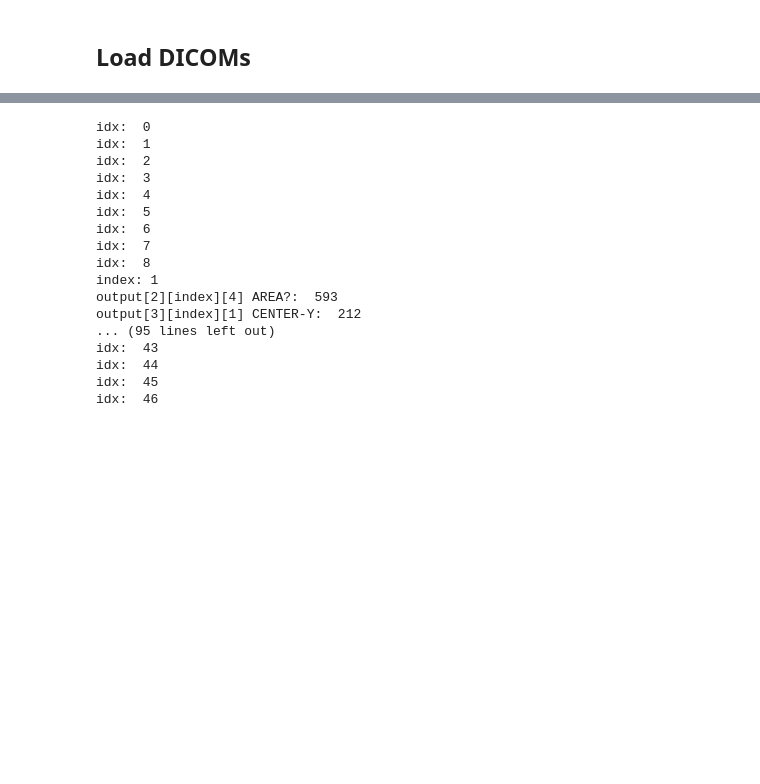
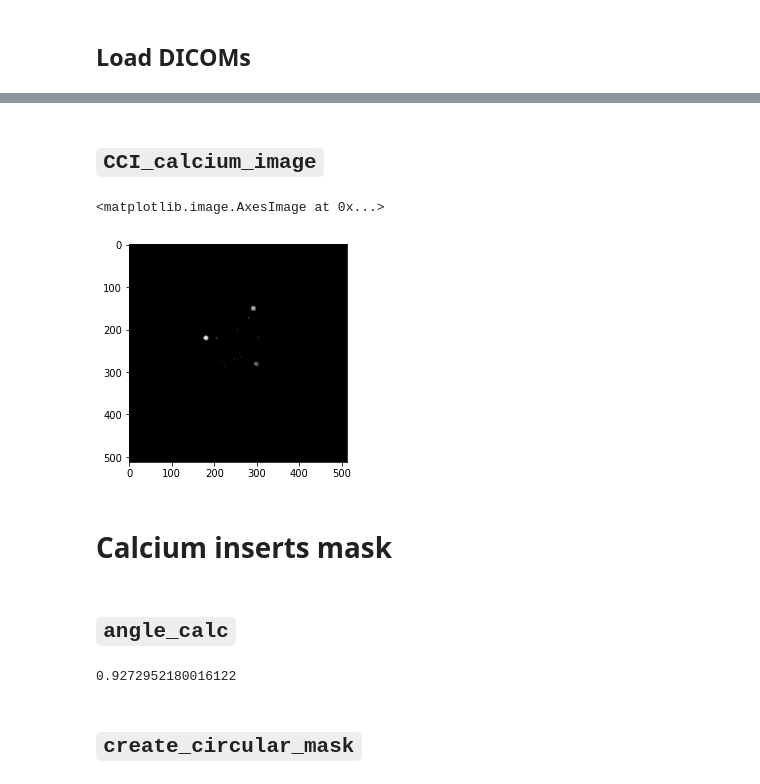
Before and after one commit to MolloiLab/CAC-stanford-data, a Jupyter notebook: python/segmentation/segmentation.ipynb, the cells around one changed output, grey strips where cells are left out. Saved outputs shown, nothing was run; the diff lists cells and outputs as text; code cells hidden in the pictures; blank space fills up the shorter version.

```diff
--- a/python/segmentation/segmentation.ipynb
+++ b/python/segmentation/segmentation.ipynb
@@ -677,0 +396,24 @@ Segment the large calibration calcium rod insert
+# %%
+def compute_CCI(dcm_array, header, slice_dict, calcium_threshold=130):
+    max_key, _ = max(zip(slice_dict.values(), slice_dict.keys()))
+
+    max_keys = []
+    for key in slice_dict.keys():
+        if slice_dict[key] is max_key:
+            max_keys.append(key)
+
+    slice_CCI = int(statistics.median(max_keys))
+
+    array = dcm_array.copy()
+    array[array < calcium_threshold] = 0
+    array[array > 0] = 1
+    array = array.astype(dtype = np.uint8)
+
+    calcium_image = array * dcm_array
+    quality_slice = round(slice_CCI - flipped * (20 / header.SliceThickness))
+
+    cal_rod_slice = slice_CCI + (flipped * int(30 / header.SliceThickness))
+
+    return calcium_image, slice_CCI, quality_slice, cal_rod_slice
+# %%
+calcium_image, slice_CCI, quality_slice, cal_rod_slice = compute_CCI(dcm_array, header, slice_dict)
@@ -678,20 +429,23 @@ Segment the large calibration calcium rod insert
+# %% [markdown]
+## `CCI_calcium_image`
+# %%
+def CCI_calcium_image(dcm_array, header, calcium_threshold=130, comp_connect=4):
+    slice_dict, large_index = get_indices(dcm_array, header, calcium_threshold, comp_connect)
+    slice_dict, flipped, flipped_index = find_edges(dcm_array, slice_dict, large_index)
+    slice_dict = poppable_keys(flipped, flipped_index, header, slice_dict)
+    calcium_image, slice_CCI, quality_slice, cal_rod_slice = compute_CCI(
+        dcm_array, header, slice_dict, calcium_threshold
+        )
+
+    return calcium_image, slice_CCI, quality_slice, cal_rod_slice
 # %%
-calcium_image, CCI_slice, quality_slice, cal_rod_slice, flipped, output = CCI_calcium_image(calcium_threshold=130, comp_connect=4)
+calcium_image, CCI_slice, quality_slice, cal_rod_slice = CCI_calcium_image(dcm_array, header, calcium_threshold=130)
-# %% [output]
-idx:  0
-idx:  1
-idx:  2
-idx:  3
-idx:  4
-idx:  5
-idx:  6
-idx:  7
-idx:  8
-index: 1
-output[2][index][4] AREA?:  593
-output[3][index][1] CENTER-Y:  212
-... (95 lines left out)
-idx:  43
-idx:  44
-idx:  45
-idx:  46
+# %%
+plt.imshow(calcium_image[:, :, 25], cmap='gray')
+# %% [output]
+<matplotlib.image.AxesImage at 0x...>
+[figure, added]
+# %% [markdown]
+# Calcium inserts mask
+# %% [markdown]
+## `angle_calc`
@@ -697,0 +463,6 @@ idx:  46
+# %%
+angle_calc(4, 3)
+# %% [output]
+0.9272952180016122
+# %% [markdown]
+## `create_circular_mask`
```
Also changed, not shown: parts of 74 cells of this notebook, 1 other file.
